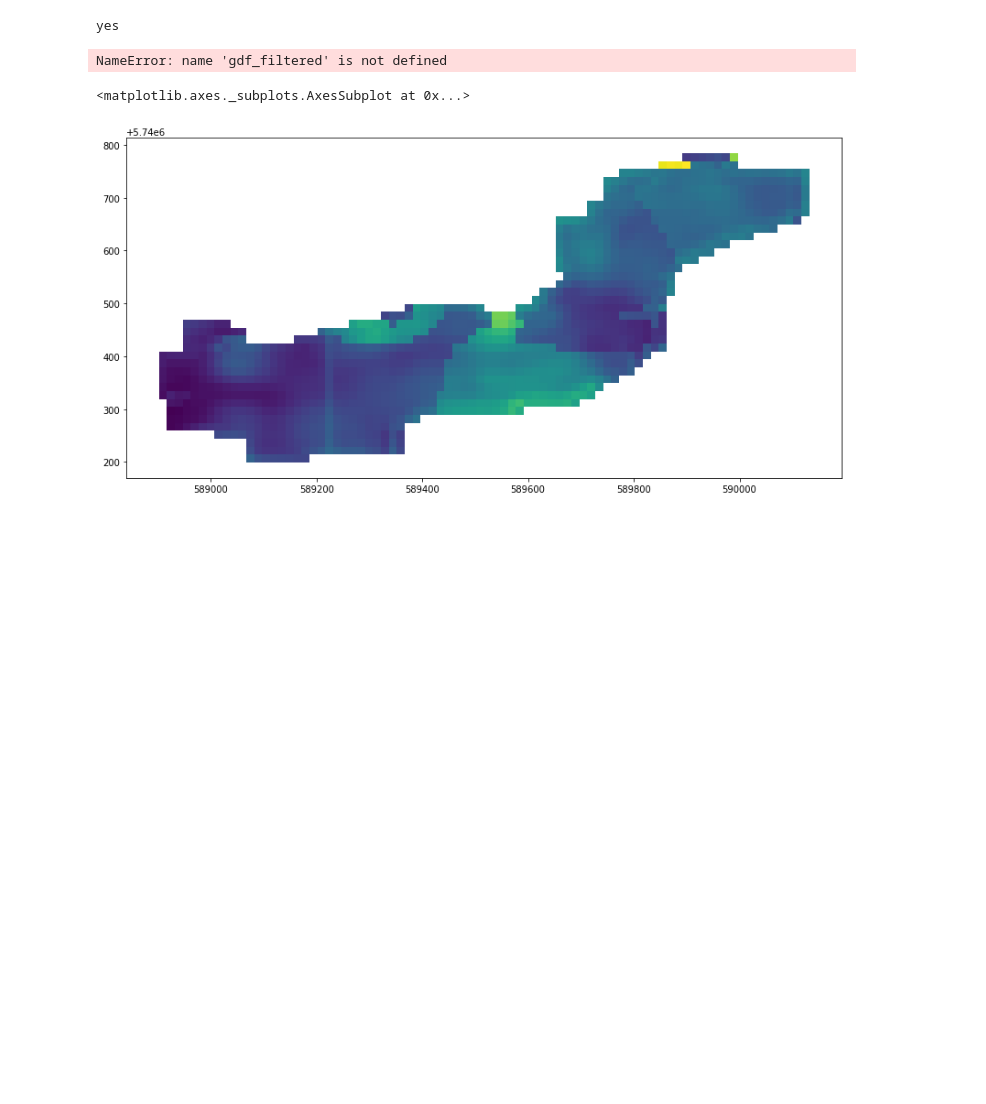
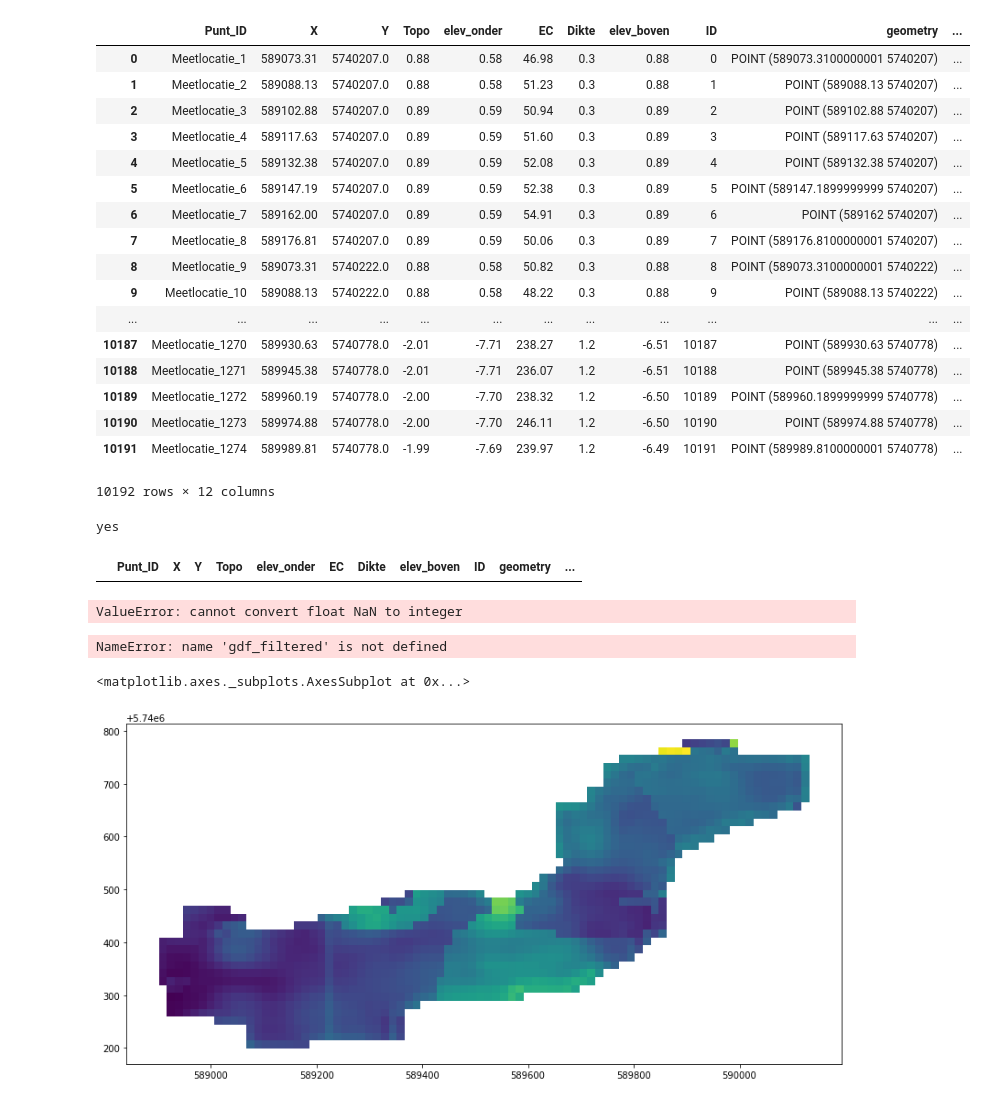
Before and after one commit to nevobnav/wiertsema, a Jupyter notebook: Wiertsema_Kaz_Depth_Grid_lvl.ipynb, the cells around one changed output. Cells and saved outputs as stored; diff of their text form; code cells hidden in the pictures; blank space fills up the shorter version.

Commit message:
changed column names since test file was not representative

```diff
--- a/Wiertsema_Kaz_Depth_Grid_lvl.ipynb
+++ b/Wiertsema_Kaz_Depth_Grid_lvl.ipynb
@@ -23,13 +23,34 @@ pd.options.mode.chained_assignment = None
 height = -3
 no_data_value = float('Nan')
 
-input_file2 = "/Users/kazv/VanBovenDrive/VanBoven MT/500 Projects/P2 Wiertsema/data/3D_compleet.shp"
+input_file2 = "/Users/kazv/VanBovenDrive/VanBoven MT/500 Projects/P2 Wiertsema/data/3D_SHP/test_inversion2qgis.shp"
 output_file2 = "/Users/kazv/VanBovenDrive/VanBoven MT/500 Projects/P2 Wiertsema/data/Test_output.shp"
 # %%
 #Read and upgrade basic GDF:
 gdf = read_shapefile(input_file2)
 gdf['top'] = gdf.elev_boven
 gdf['bottom'] = gdf.elev_boven+gdf.Dikte
+# %%
+gdf
+# %% [output]
+|  | Punt_ID | X | Y | Topo | elev_onder | EC | Dikte | elev_boven | ID | geometry | ... |
+| 0 | Meetlocatie_1 | 589073.31 | 5740207.0 | 0.88 | 0.58 | 46.98 | 0.3 | 0.88 | 0 | POINT (589073.3100000001 5740207) | ... |
+| 1 | Meetlocatie_2 | 589088.13 | 5740207.0 | 0.88 | 0.58 | 51.23 | 0.3 | 0.88 | 1 | POINT (589088.13 5740207) | ... |
+| 2 | Meetlocatie_3 | 589102.88 | 5740207.0 | 0.89 | 0.59 | 50.94 | 0.3 | 0.89 | 2 | POINT (589102.88 5740207) | ... |
+| 3 | Meetlocatie_4 | 589117.63 | 5740207.0 | 0.89 | 0.59 | 51.60 | 0.3 | 0.89 | 3 | POINT (589117.63 5740207) | ... |
+| 4 | Meetlocatie_5 | 589132.38 | 5740207.0 | 0.89 | 0.59 | 52.08 | 0.3 | 0.89 | 4 | POINT (589132.38 5740207) | ... |
+| 5 | Meetlocatie_6 | 589147.19 | 5740207.0 | 0.89 | 0.59 | 52.38 | 0.3 | 0.89 | 5 | POINT (589147.1899999999 5740207) | ... |
+| 6 | Meetlocatie_7 | 589162.00 | 5740207.0 | 0.89 | 0.59 | 54.91 | 0.3 | 0.89 | 6 | POINT (589162 5740207) | ... |
+| 7 | Meetlocatie_8 | 589176.81 | 5740207.0 | 0.89 | 0.59 | 50.06 | 0.3 | 0.89 | 7 | POINT (589176.8100000001 5740207) | ... |
+| 8 | Meetlocatie_9 | 589073.31 | 5740222.0 | 0.88 | 0.58 | 50.82 | 0.3 | 0.88 | 8 | POINT (589073.3100000001 5740222) | ... |
+| 9 | Meetlocatie_10 | 589088.13 | 5740222.0 | 0.88 | 0.58 | 48.22 | 0.3 | 0.88 | 9 | POINT (589088.13 5740222) | ... |
+| ... | ... | ... | ... | ... | ... | ... | ... | ... | ... | ... | ... |
+| 10187 | Meetlocatie_1270 | 589930.63 | 5740778.0 | -2.01 | -7.71 | 238.27 | 1.2 | -6.51 | 10187 | POINT (589930.63 5740778) | ... |
+| 10188 | Meetlocatie_1271 | 589945.38 | 5740778.0 | -2.01 | -7.71 | 236.07 | 1.2 | -6.51 | 10188 | POINT (589945.38 5740778) | ... |
+| 10189 | Meetlocatie_1272 | 589960.19 | 5740778.0 | -2.00 | -7.70 | 238.32 | 1.2 | -6.50 | 10189 | POINT (589960.1899999999 5740778) | ... |
+| 10190 | Meetlocatie_1273 | 589974.88 | 5740778.0 | -2.00 | -7.70 | 246.11 | 1.2 | -6.50 | 10190 | POINT (589974.88 5740778) | ... |
+| 10191 | Meetlocatie_1274 | 589989.81 | 5740778.0 | -1.99 | -7.69 | 239.97 | 1.2 | -6.49 | 10191 | POINT (589989.8100000001 5740778) | ... |
+10192 rows × 12 columns
 # %%
 # if not(isinstance(filetext, str)) || not(isinstance(output_foldertext, str)):
 
@@ -44,6 +65,11 @@ else:
     print('no')
 # %% [output]
 yes
+# %%
+gdf_filtered = gdf[(gdf.top> height) & (gdf.bottom <= height)]
+gdf_filtered
+# %% [output]
+|  | Punt_ID | X | Y | Topo | elev_onder | EC | Dikte | elev_boven | ID | geometry | ... |
 # %%
 #Filter for the right depth and create new GDF with 'Meetlocatie' ID as index
 gdf_filtered = gdf[(gdf.top> height) & (gdf.bottom <= height)]
@@ -55,6 +81,8 @@ gdf_filtered.drop('Punt_ID',1,inplace=True)
 #Determine grid size by using distance between measurements
 gdf_filtered['dist_to_next'] = gdf_filtered.distance(gdf_filtered.shift(1))
 grid_size = int(gdf_filtered.dist_to_next.median())+1 #+1 to make sure we slightly over-sample
+# %% [output]
+ValueError: cannot convert float NaN to integer
 # %%
 #Create the grid
 xmin,ymin,xmax,ymax = gdf_filtered.geometry.total_bounds
```
Also changed, not shown: 1 other file.
